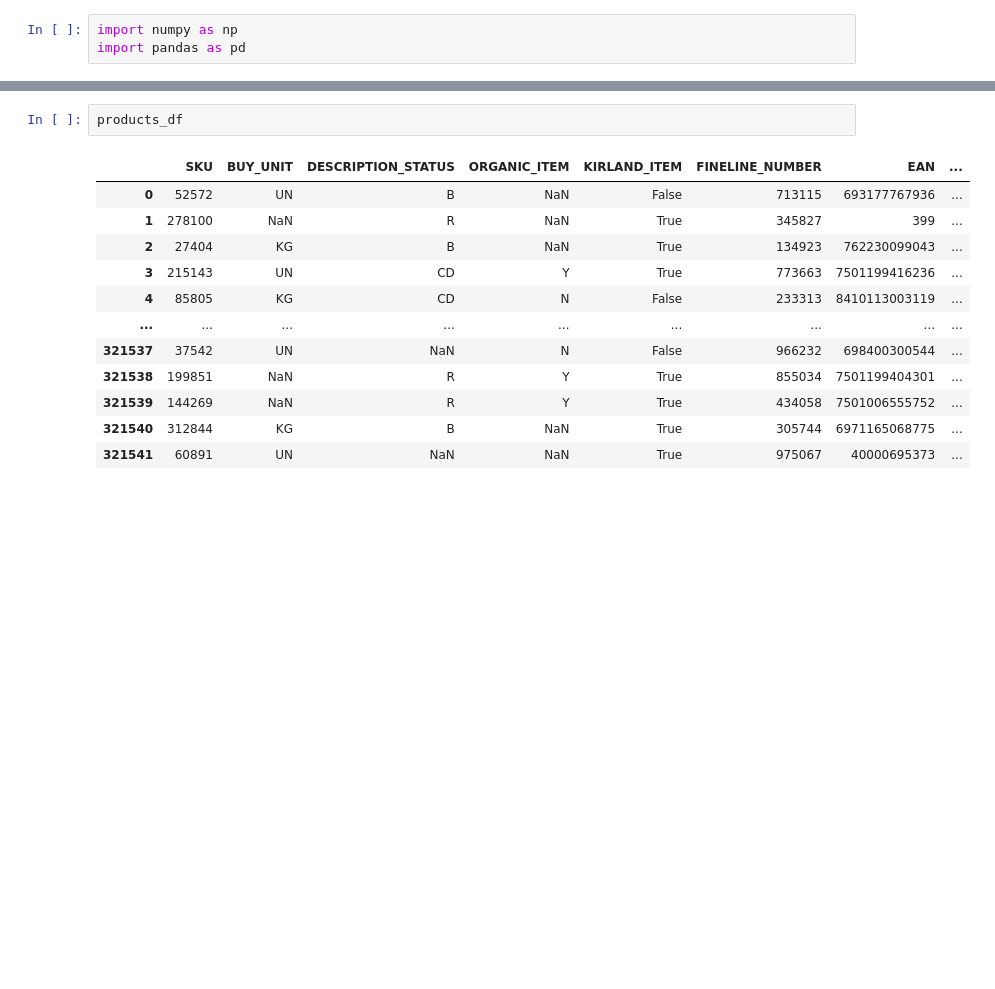
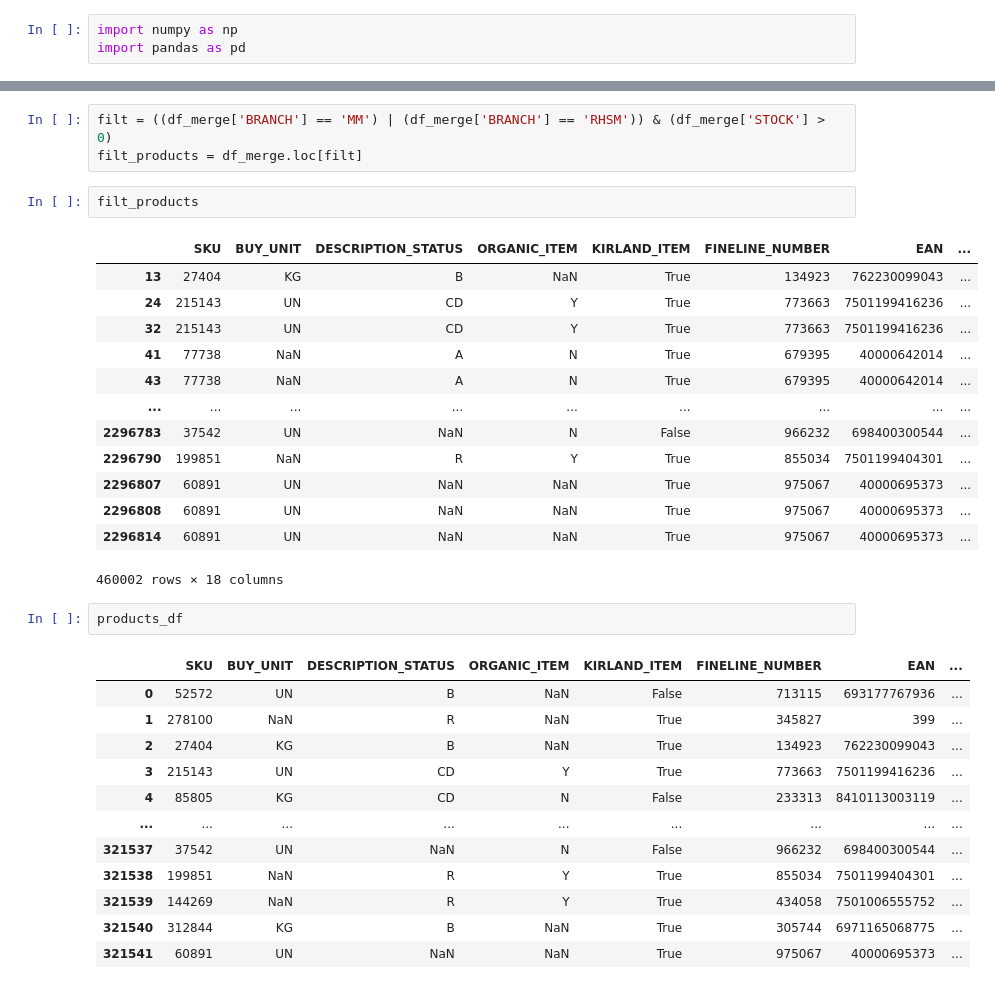
Before and after one commit to jechea14/backend-integrations-test, a Jupyter notebook: integrations/richart_wholesale_club/ingestion.ipynb, the cells around one changed output, grey strips where cells are left out. Drawn from its saved outputs; the diff is of its cells as text; blank space fills up the shorter version.

```diff
--- a/integrations/richart_wholesale_club/ingestion.ipynb
+++ b/integrations/richart_wholesale_club/ingestion.ipynb
@@ -42,3 +63,22 @@ filt_prices_stock
+# %%
+filt = ((df_merge['BRANCH'] == 'MM') | (df_merge['BRANCH'] == 'RHSM')) & (df_merge['STOCK'] > 0)
+filt_products = df_merge.loc[filt]
+# %%
+filt_products
+# %% [output]
+|  | SKU | BUY_UNIT | DESCRIPTION_STATUS | ORGANIC_ITEM | KIRLAND_ITEM | FINELINE_NUMBER | EAN | ... |
+| 13 | 27404 | KG | B | NaN | True | 134923 | 762230099043 | ... |
+| 24 | 215143 | UN | CD | Y | True | 773663 | 7501199416236 | ... |
+| 32 | 215143 | UN | CD | Y | True | 773663 | 7501199416236 | ... |
+| 41 | 77738 | NaN | A | N | True | 679395 | 40000642014 | ... |
+| 43 | 77738 | NaN | A | N | True | 679395 | 40000642014 | ... |
+| ... | ... | ... | ... | ... | ... | ... | ... | ... |
+| 2296783 | 37542 | UN | NaN | N | False | 966232 | 698400300544 | ... |
+| 2296790 | 199851 | NaN | R | Y | True | 855034 | 7501199404301 | ... |
+| 2296807 | 60891 | UN | NaN | NaN | True | 975067 | 40000695373 | ... |
+| 2296808 | 60891 | UN | NaN | NaN | True | 975067 | 40000695373 | ... |
+| 2296814 | 60891 | UN | NaN | NaN | True | 975067 | 40000695373 | ... |
+460002 rows × 18 columns
 # %%
 products_df
 # %% [output]
```
Also changed, not shown: parts of 11 cells of this notebook, 18 other files.
